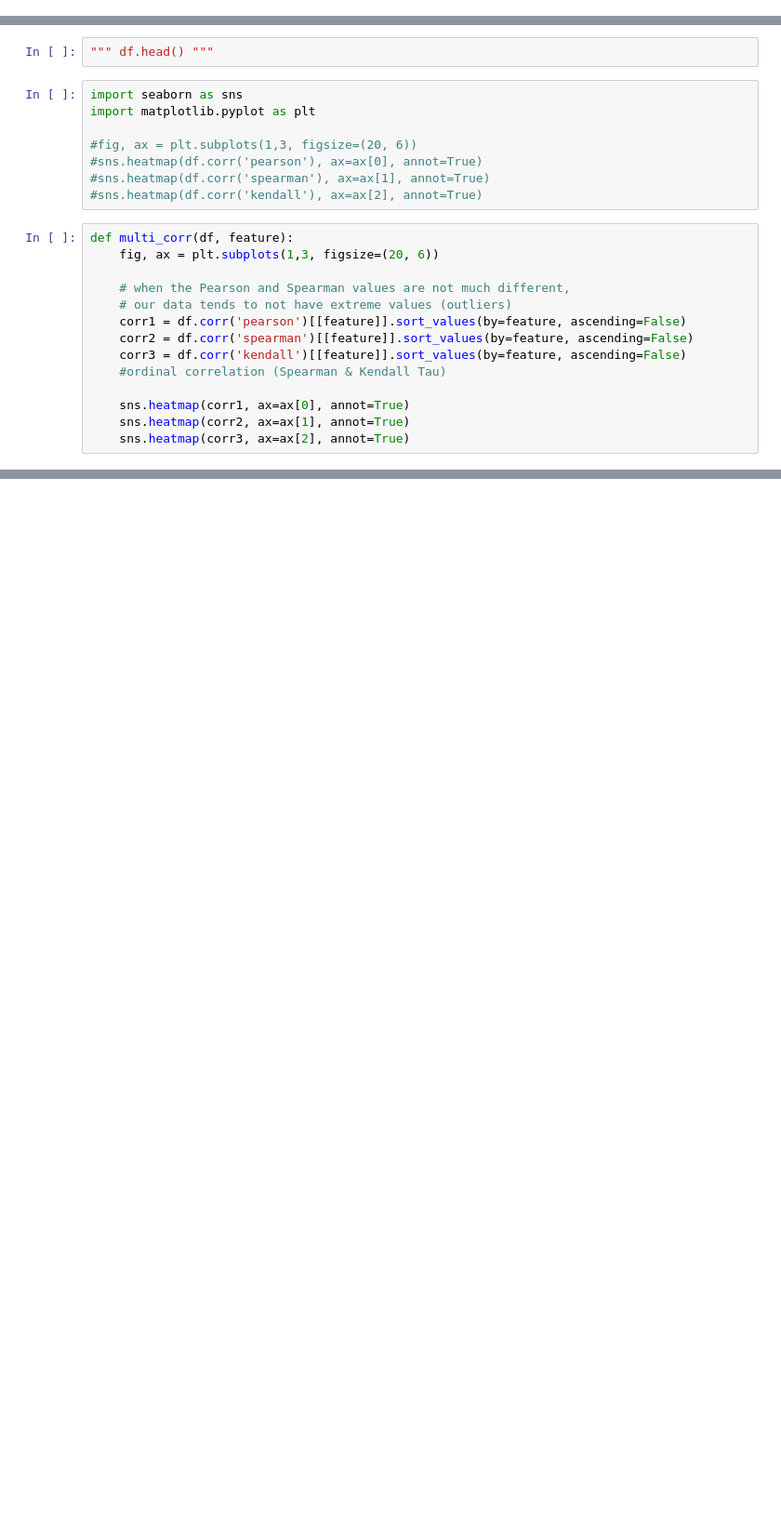
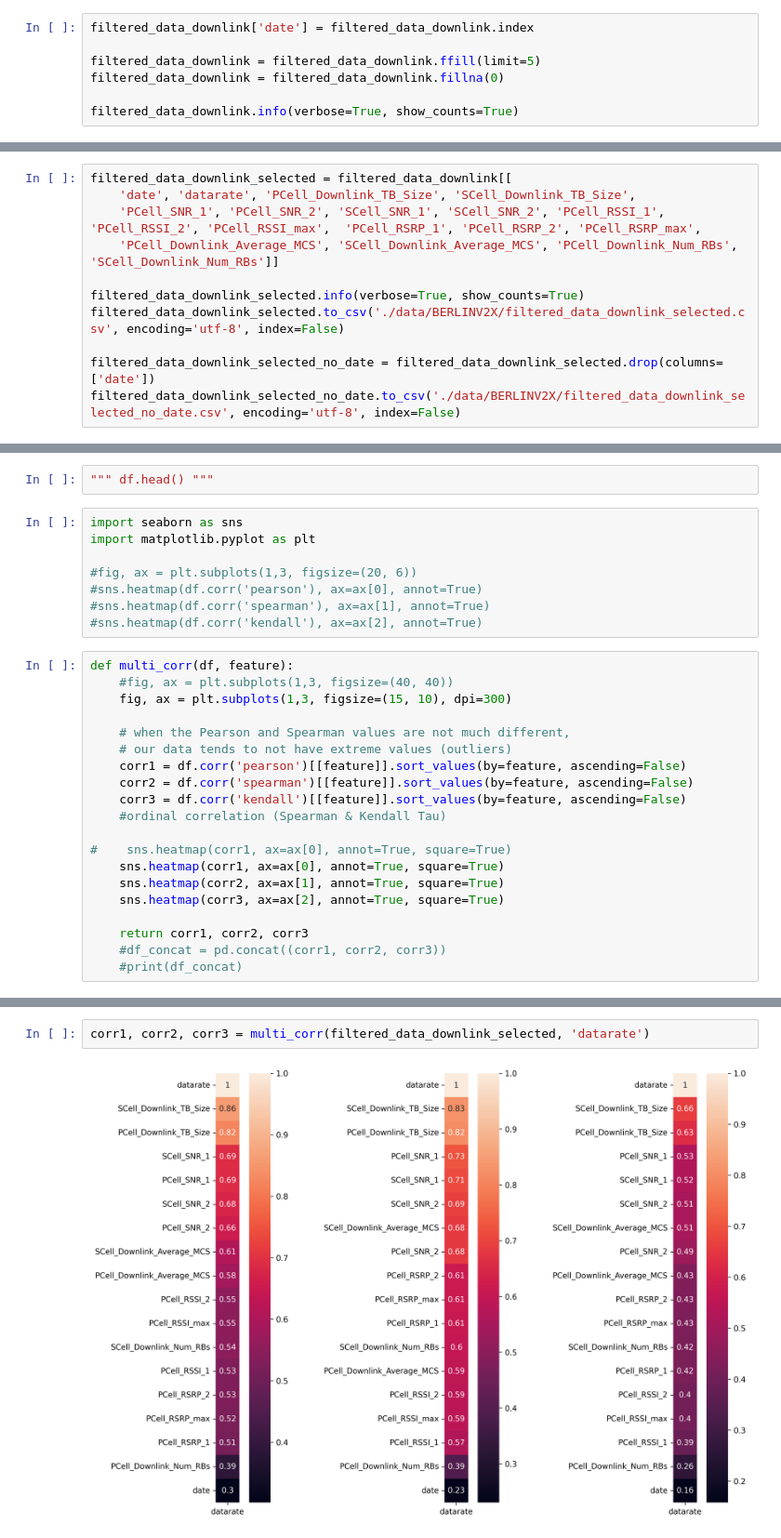
Before and after one commit to birkandenizer/Informer2020, a Jupyter notebook: berlinv2x-reference.ipynb, the cells around one changed output, grey strips where cells are left out. Shown: that part at 93% size. Drawn from its saved outputs; the diff is of its cells as text; blank space fills up the shorter version.

```diff
--- a/berlinv2x-reference.ipynb
+++ b/berlinv2x-reference.ipynb
@@ -12,0 +56,7 @@ df = pd.read_parquet(cellular)
+# %%
+filtered_data_downlink['date'] = filtered_data_downlink.index
+
+filtered_data_downlink = filtered_data_downlink.ffill(limit=5)
+filtered_data_downlink = filtered_data_downlink.fillna(0)
+
+filtered_data_downlink.info(verbose=True, show_counts=True)
@@ -12,0 +65,11 @@ df = pd.read_parquet(cellular)
+# %%
+filtered_data_downlink_selected = filtered_data_downlink[[
+    'date', 'datarate', 'PCell_Downlink_TB_Size', 'SCell_Downlink_TB_Size',
+    'PCell_SNR_1', 'PCell_SNR_2', 'SCell_SNR_1', 'SCell_SNR_2', 'PCell_RSSI_1', 'PCell_RSSI_2', 'PCell_RSSI_max',  'PCell_RSRP_1', 'PCell_RSRP_2', 'PCell_RSRP_max',
+    'PCell_Downlink_Average_MCS', 'SCell_Downlink_Average_MCS', 'PCell_Downlink_Num_RBs', 'SCell_Downlink_Num_RBs']]
+
+filtered_data_downlink_selected.info(verbose=True, show_counts=True)
+filtered_data_downlink_selected.to_csv('./data/BERLINV2X/filtered_data_downlink_selected.csv', encoding='utf-8', index=False)
+
+filtered_data_downlink_selected_no_date = filtered_data_downlink_selected.drop(columns=['date'])
+filtered_data_downlink_selected_no_date.to_csv('./data/BERLINV2X/filtered_data_downlink_selected_no_date.csv', encoding='utf-8', index=False)
@@ -210,7 +315,8 @@ import matplotlib.pyplot as plt
 #sns.heatmap(df.corr('kendall'), ax=ax[2], annot=True)
 # %%
 def multi_corr(df, feature):
-    fig, ax = plt.subplots(1,3, figsize=(20, 6))
+    #fig, ax = plt.subplots(1,3, figsize=(40, 40))
+    fig, ax = plt.subplots(1,3, figsize=(15, 10), dpi=300)
 
     # when the Pearson and Spearman values are not much different,
     # our data tends to not have extreme values (outliers)
@@ -219,6 +325,11 @@ def multi_corr(df, feature):
     corr3 = df.corr('kendall')[[feature]].sort_values(by=feature, ascending=False)
     #ordinal correlation (Spearman & Kendall Tau)
 
-    sns.heatmap(corr1, ax=ax[0], annot=True)
-    sns.heatmap(corr2, ax=ax[1], annot=True)
-    sns.heatmap(corr3, ax=ax[2], annot=True)
+#    sns.heatmap(corr1, ax=ax[0], annot=True, square=True)
+    sns.heatmap(corr1, ax=ax[0], annot=True, square=True)
+    sns.heatmap(corr2, ax=ax[1], annot=True, square=True)
+    sns.heatmap(corr3, ax=ax[2], annot=True, square=True)
+
+    return corr1, corr2, corr3
+    #df_concat = pd.concat((corr1, corr2, corr3))
+    #print(df_concat)
@@ -228,0 +350,4 @@ multi_corr(longest, 'datarate')
+# %%
+corr1, corr2, corr3 = multi_corr(filtered_data_downlink_selected, 'datarate')
+# %% [output]
+[figure, added]
```
Also changed, not shown: parts of 35 cells of this notebook, 48 other files.
